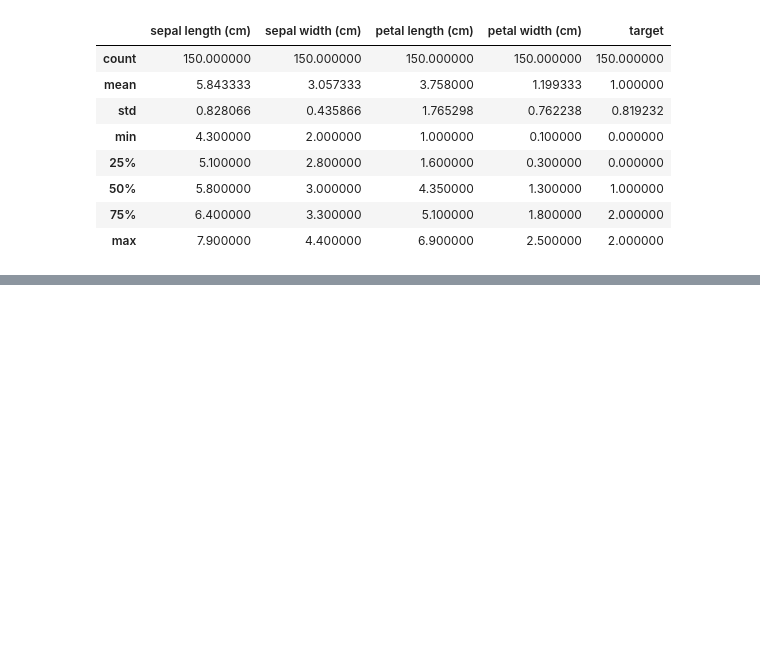
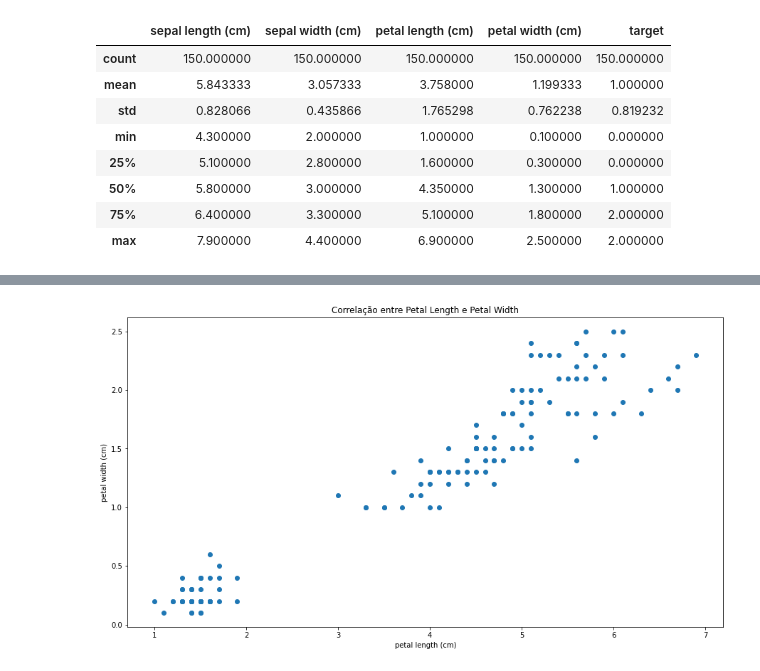
Before and after one commit to diegonogare/MachineLearning, a Jupyter notebook: analise_exploratoria_descritiva_Dataset_Iris.ipynb, the cells around one changed output, grey strips where cells are left out. Saved outputs shown, nothing was run; the diff lists cells and outputs as text; code cells hidden in the pictures; blank space fills up the shorter version.

Commit message:
Adicionada a exploração com ScatterPlot e BoxPlot

```diff
--- a/analise_exploratoria_descritiva_Dataset_Iris.ipynb
+++ b/analise_exploratoria_descritiva_Dataset_Iris.ipynb
@@ -123,0 +127,9 @@ df.describe()
+# %%
+plt.figure(figsize=(15,8))
+
+plt.scatter(df['petal length (cm)'],df['petal width (cm)'])
+plt.title('Correlação entre Petal Length e Petal Width')
+plt.xlabel('petal length (cm)')
+plt.ylabel('petal width (cm)');
+# %% [output]
+[figure, added]
```
Also changed, not shown: parts of 11 cells of this notebook.
